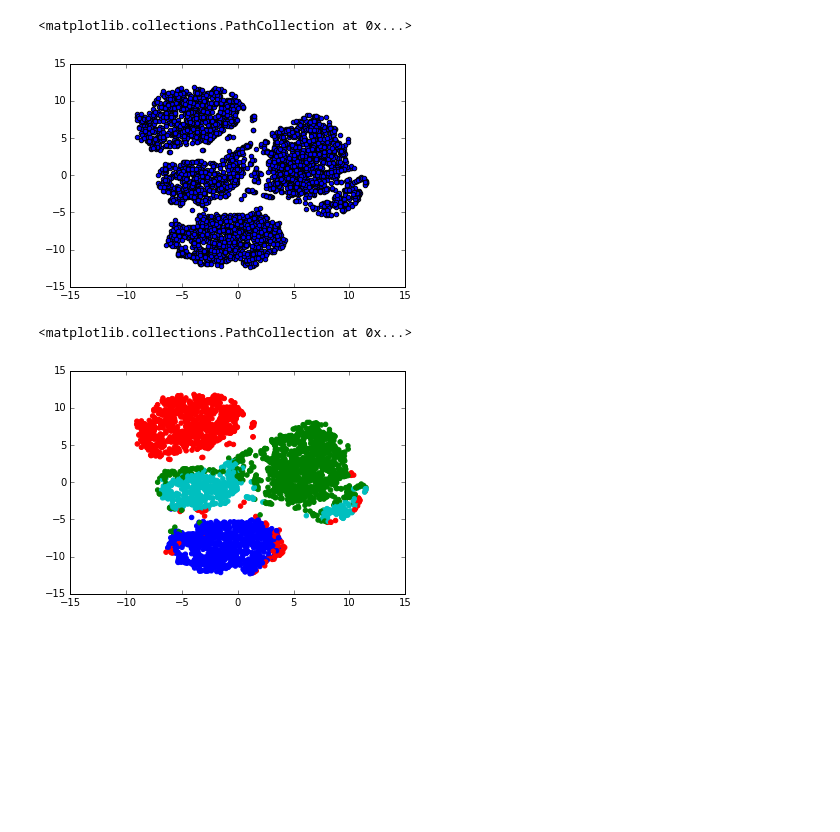
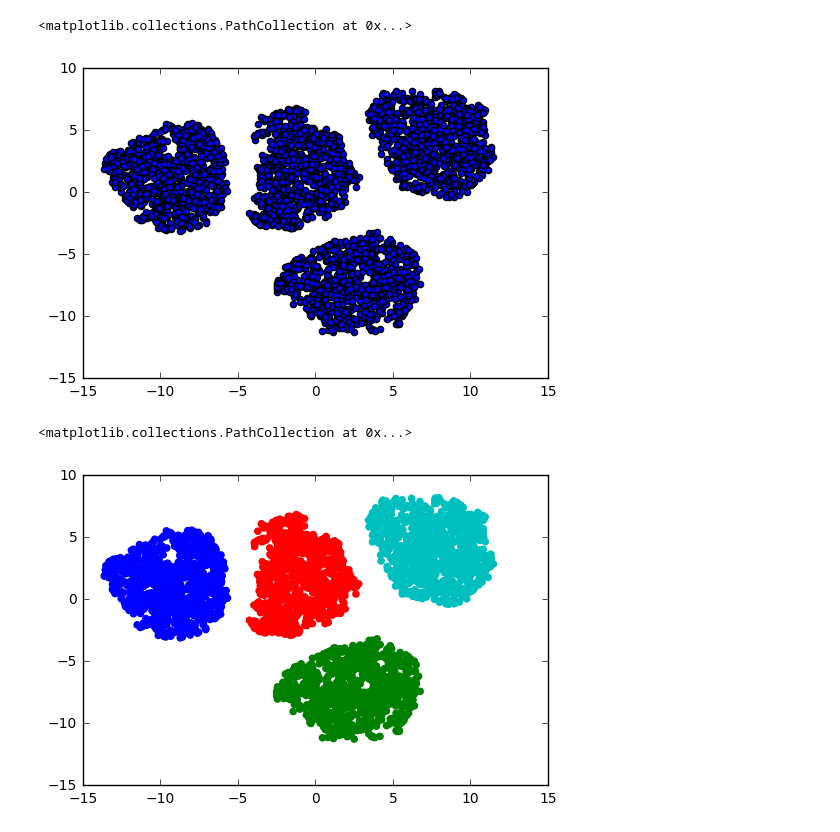
Before and after one commit to perlanie/DataMite, a Jupyter notebook: ID3.ipynb, the cells around one changed output. Cells and saved outputs as stored; diff of their text form; code cells hidden in the pictures; blank space fills up the shorter version.

```diff
--- a/ID3.ipynb
+++ b/ID3.ipynb
@@ -1,26 +1,26 @@
 # %%
 %matplotlib inline
 
 import numpy as np
 import matplotlib.pyplot as plt
 from sklearn import cluster
 from sklearn.manifold import TSNE
 
 dim = 4
-params = [(np.random.rand(1,dim) * 10, np.random.random() * 3) for _ in range(4)]
+params = [(np.random.rand(1,dim) * 100, abs(np.random.random() * 5)) for _ in range(4)]
 n = 1000
 X = np.ndarray((0,dim))
 for mu, sigma in params:
-    X = np.append(X, sigma * np.random.randn(n, 4) + mu, axis=0)
+    X = np.append(X, sigma * np.random.randn(n, dim) + mu, axis=0)
 
 # reduce the dimensionality of the data set so we can plot it
 model = TSNE(n_components=2, perplexity=80)
 reduced = model.fit_transform(X)
 
 plt.scatter(reduced[:,0], reduced[:,1])
 # %% [output]
 <matplotlib.collections.PathCollection at 0x...>
-[figure, old version]
+[figure, new version]
 # %%
 kmeans = cluster.KMeans(len(params))
 kmeans.fit(X)
@@ -29,4 +29,4 @@ cs = [colors[i % len(colors)] for i in kmeans.labels_]
 plt.scatter(reduced[:,0], reduced[:,1], color=cs)
 # %% [output]
 <matplotlib.collections.PathCollection at 0x...>
-[figure, old version]
+[figure, new version]
```
Also changed, not shown: parts of 1 cell of this notebook, 1 other file.
